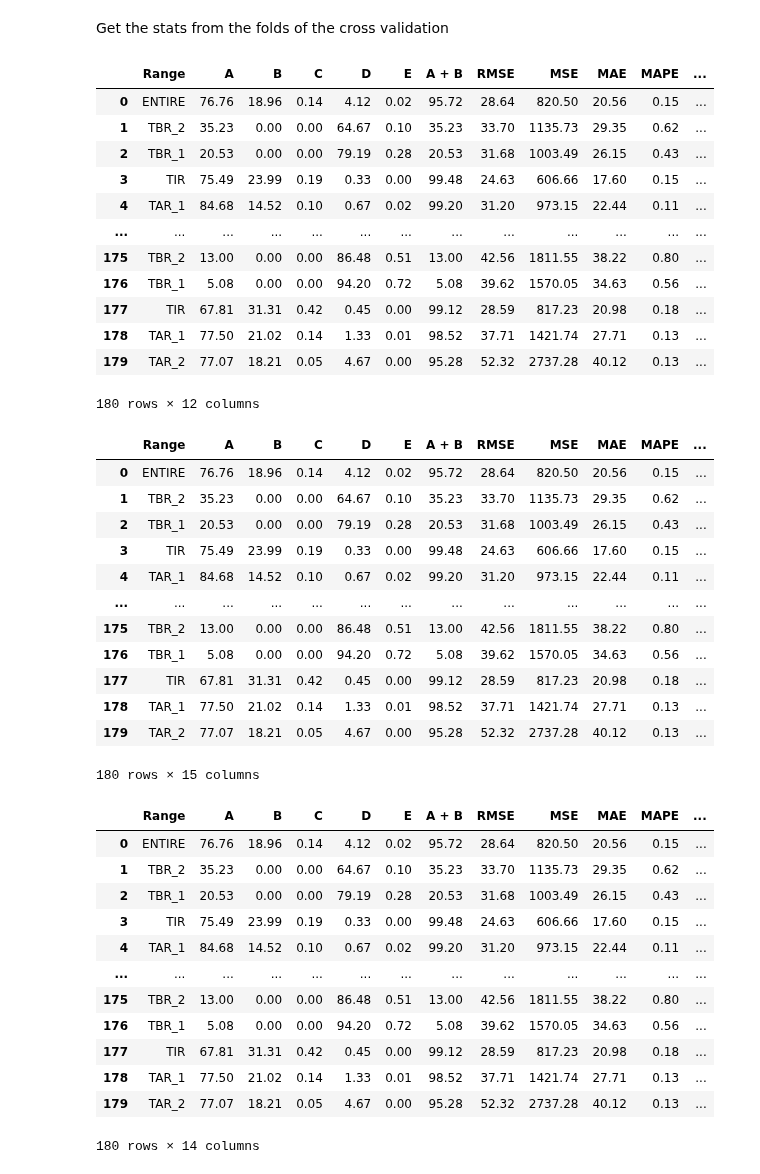
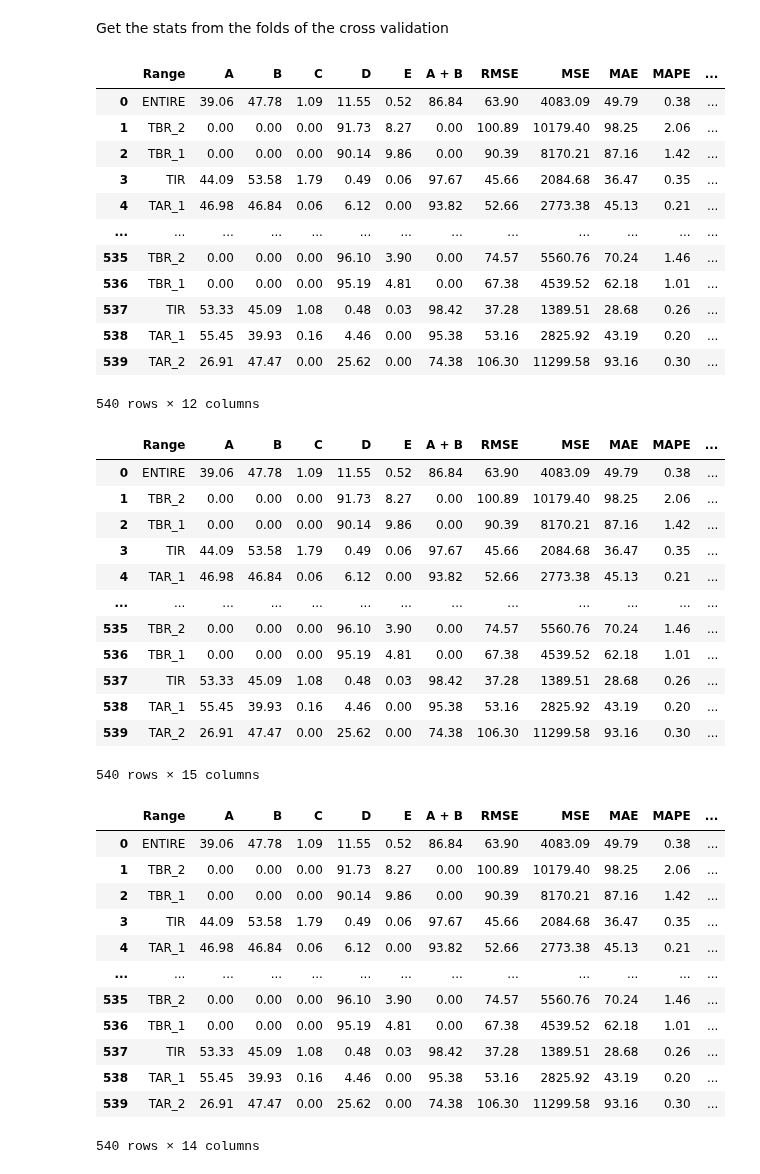
Before and after one commit to relief-t1d/relief-t1d-core, a Jupyter notebook: Cross_validation/Stats/Stats_From_splits.ipynb, the cells around one changed output. Cells and saved outputs as stored; diff of their text form; code cells hidden in the pictures.

Commit message:
Stats from the cross-validation V2.0
Also the stats from the experiment run

```diff
--- a/Cross_validation/Stats/Stats_From_splits.ipynb
+++ b/Cross_validation/Stats/Stats_From_splits.ipynb
@@ -8,43 +8,43 @@ from scipy.stats import t
 # %%
 def list_csv_files(directory):
     csv_files = [file for file in os.listdir(directory) if file.endswith('.csv')]
     return csv_files
 
-directory_1 = 'c:/Users/Ciro/Mi Unidad (PDI)/_UGR_PDI_2024-05-30/RELIEF-T1D/Python_projects/CompareResults/DataPool/CrossValidation/Exp0.1//'
+directory_1 = 'c:/Users/Ciro/Mi Unidad (PDI)/_UGR_PDI_2024-05-30/RELIEF-T1D/Python_projects/CompareResults/DataPool/CrossValidation/Exp3/'
 csv_files_1 = list_csv_files(directory_1)
 
 
 def merge_csv_files(directory):
     csv_files = list_csv_files(directory)
     merged_df = pd.DataFrame()
 
     for file in csv_files:
         file_path = os.path.join(directory, file)
         df = pd.read_csv(file_path)
         df['file_name'] = file
         merged_df = pd.concat([merged_df, df], ignore_index=True)
 
     return merged_df
 
 
 
 df_new_result_1 = merge_csv_files(directory_1)
 df_new_result_1 = df_new_result_1.round(2)
 df_new_result_1
 # %% [output]
 |  | Range | A | B | C | D | E | A + B | RMSE | MSE | MAE | MAPE | ... |
-| 0 | ENTIRE | 76.76 | 18.96 | 0.14 | 4.12 | 0.02 | 95.72 | 28.64 | 820.50 | 20.56 | 0.15 | ... |
-| 1 | TBR_2 | 35.23 | 0.00 | 0.00 | 64.67 | 0.10 | 35.23 | 33.70 | 1135.73 | 29.35 | 0.62 | ... |
-| 2 | TBR_1 | 20.53 | 0.00 | 0.00 | 79.19 | 0.28 | 20.53 | 31.68 | 1003.49 | 26.15 | 0.43 | ... |
-| 3 | TIR | 75.49 | 23.99 | 0.19 | 0.33 | 0.00 | 99.48 | 24.63 | 606.66 | 17.60 | 0.15 | ... |
-| 4 | TAR_1 | 84.68 | 14.52 | 0.10 | 0.67 | 0.02 | 99.20 | 31.20 | 973.15 | 22.44 | 0.11 | ... |
+| 0 | ENTIRE | 39.06 | 47.78 | 1.09 | 11.55 | 0.52 | 86.84 | 63.90 | 4083.09 | 49.79 | 0.38 | ... |
+| 1 | TBR_2 | 0.00 | 0.00 | 0.00 | 91.73 | 8.27 | 0.00 | 100.89 | 10179.40 | 98.25 | 2.06 | ... |
+| 2 | TBR_1 | 0.00 | 0.00 | 0.00 | 90.14 | 9.86 | 0.00 | 90.39 | 8170.21 | 87.16 | 1.42 | ... |
+| 3 | TIR | 44.09 | 53.58 | 1.79 | 0.49 | 0.06 | 97.67 | 45.66 | 2084.68 | 36.47 | 0.35 | ... |
+| 4 | TAR_1 | 46.98 | 46.84 | 0.06 | 6.12 | 0.00 | 93.82 | 52.66 | 2773.38 | 45.13 | 0.21 | ... |
 | ... | ... | ... | ... | ... | ... | ... | ... | ... | ... | ... | ... | ... |
-| 175 | TBR_2 | 13.00 | 0.00 | 0.00 | 86.48 | 0.51 | 13.00 | 42.56 | 1811.55 | 38.22 | 0.80 | ... |
-| 176 | TBR_1 | 5.08 | 0.00 | 0.00 | 94.20 | 0.72 | 5.08 | 39.62 | 1570.05 | 34.63 | 0.56 | ... |
-| 177 | TIR | 67.81 | 31.31 | 0.42 | 0.45 | 0.00 | 99.12 | 28.59 | 817.23 | 20.98 | 0.18 | ... |
-| 178 | TAR_1 | 77.50 | 21.02 | 0.14 | 1.33 | 0.01 | 98.52 | 37.71 | 1421.74 | 27.71 | 0.13 | ... |
-| 179 | TAR_2 | 77.07 | 18.21 | 0.05 | 4.67 | 0.00 | 95.28 | 52.32 | 2737.28 | 40.12 | 0.13 | ... |
+| 535 | TBR_2 | 0.00 | 0.00 | 0.00 | 96.10 | 3.90 | 0.00 | 74.57 | 5560.76 | 70.24 | 1.46 | ... |
+| 536 | TBR_1 | 0.00 | 0.00 | 0.00 | 95.19 | 4.81 | 0.00 | 67.38 | 4539.52 | 62.18 | 1.01 | ... |
+| 537 | TIR | 53.33 | 45.09 | 1.08 | 0.48 | 0.03 | 98.42 | 37.28 | 1389.51 | 28.68 | 0.26 | ... |
+| 538 | TAR_1 | 55.45 | 39.93 | 0.16 | 4.46 | 0.00 | 95.38 | 53.16 | 2825.92 | 43.19 | 0.20 | ... |
+| 539 | TAR_2 | 26.91 | 47.47 | 0.00 | 25.62 | 0.00 | 74.38 | 106.30 | 11299.58 | 93.16 | 0.30 | ... |
-180 rows × 12 columns
+540 rows × 12 columns
 # %%
 df_new_result_1['Algorithm'] = df_new_result_1['file_name'].apply(lambda x: x.split('_')[-3])
 df_new_result_1['PH'] = df_new_result_1['file_name'].apply(lambda x: x.split('_')[-2].split('.')[0][1:])
@@ -54,35 +54,35 @@ df_new_result_1['Fold'] = df_new_result_1['Fold'].astype(int)
 df_new_result_1
 # %% [output]
 |  | Range | A | B | C | D | E | A + B | RMSE | MSE | MAE | MAPE | ... |
-| 0 | ENTIRE | 76.76 | 18.96 | 0.14 | 4.12 | 0.02 | 95.72 | 28.64 | 820.50 | 20.56 | 0.15 | ... |
-| 1 | TBR_2 | 35.23 | 0.00 | 0.00 | 64.67 | 0.10 | 35.23 | 33.70 | 1135.73 | 29.35 | 0.62 | ... |
-| 2 | TBR_1 | 20.53 | 0.00 | 0.00 | 79.19 | 0.28 | 20.53 | 31.68 | 1003.49 | 26.15 | 0.43 | ... |
-| 3 | TIR | 75.49 | 23.99 | 0.19 | 0.33 | 0.00 | 99.48 | 24.63 | 606.66 | 17.60 | 0.15 | ... |
-| 4 | TAR_1 | 84.68 | 14.52 | 0.10 | 0.67 | 0.02 | 99.20 | 31.20 | 973.15 | 22.44 | 0.11 | ... |
+| 0 | ENTIRE | 39.06 | 47.78 | 1.09 | 11.55 | 0.52 | 86.84 | 63.90 | 4083.09 | 49.79 | 0.38 | ... |
+| 1 | TBR_2 | 0.00 | 0.00 | 0.00 | 91.73 | 8.27 | 0.00 | 100.89 | 10179.40 | 98.25 | 2.06 | ... |
+| 2 | TBR_1 | 0.00 | 0.00 | 0.00 | 90.14 | 9.86 | 0.00 | 90.39 | 8170.21 | 87.16 | 1.42 | ... |
+| 3 | TIR | 44.09 | 53.58 | 1.79 | 0.49 | 0.06 | 97.67 | 45.66 | 2084.68 | 36.47 | 0.35 | ... |
+| 4 | TAR_1 | 46.98 | 46.84 | 0.06 | 6.12 | 0.00 | 93.82 | 52.66 | 2773.38 | 45.13 | 0.21 | ... |
 | ... | ... | ... | ... | ... | ... | ... | ... | ... | ... | ... | ... | ... |
-| 175 | TBR_2 | 13.00 | 0.00 | 0.00 | 86.48 | 0.51 | 13.00 | 42.56 | 1811.55 | 38.22 | 0.80 | ... |
-| 176 | TBR_1 | 5.08 | 0.00 | 0.00 | 94.20 | 0.72 | 5.08 | 39.62 | 1570.05 | 34.63 | 0.56 | ... |
-| 177 | TIR | 67.81 | 31.31 | 0.42 | 0.45 | 0.00 | 99.12 | 28.59 | 817.23 | 20.98 | 0.18 | ... |
-| 178 | TAR_1 | 77.50 | 21.02 | 0.14 | 1.33 | 0.01 | 98.52 | 37.71 | 1421.74 | 27.71 | 0.13 | ... |
-| 179 | TAR_2 | 77.07 | 18.21 | 0.05 | 4.67 | 0.00 | 95.28 | 52.32 | 2737.28 | 40.12 | 0.13 | ... |
+| 535 | TBR_2 | 0.00 | 0.00 | 0.00 | 96.10 | 3.90 | 0.00 | 74.57 | 5560.76 | 70.24 | 1.46 | ... |
+| 536 | TBR_1 | 0.00 | 0.00 | 0.00 | 95.19 | 4.81 | 0.00 | 67.38 | 4539.52 | 62.18 | 1.01 | ... |
+| 537 | TIR | 53.33 | 45.09 | 1.08 | 0.48 | 0.03 | 98.42 | 37.28 | 1389.51 | 28.68 | 0.26 | ... |
+| 538 | TAR_1 | 55.45 | 39.93 | 0.16 | 4.46 | 0.00 | 95.38 | 53.16 | 2825.92 | 43.19 | 0.20 | ... |
+| 539 | TAR_2 | 26.91 | 47.47 | 0.00 | 25.62 | 0.00 | 74.38 | 106.30 | 11299.58 | 93.16 | 0.30 | ... |
-180 rows × 15 columns
+540 rows × 15 columns
 # %%
 df_new_result_1 = df_new_result_1.drop(columns=['file_name'])
 df_new_result_1
 # %% [output]
 |  | Range | A | B | C | D | E | A + B | RMSE | MSE | MAE | MAPE | ... |
-| 0 | ENTIRE | 76.76 | 18.96 | 0.14 | 4.12 | 0.02 | 95.72 | 28.64 | 820.50 | 20.56 | 0.15 | ... |
-| 1 | TBR_2 | 35.23 | 0.00 | 0.00 | 64.67 | 0.10 | 35.23 | 33.70 | 1135.73 | 29.35 | 0.62 | ... |
-| 2 | TBR_1 | 20.53 | 0.00 | 0.00 | 79.19 | 0.28 | 20.53 | 31.68 | 1003.49 | 26.15 | 0.43 | ... |
-| 3 | TIR | 75.49 | 23.99 | 0.19 | 0.33 | 0.00 | 99.48 | 24.63 | 606.66 | 17.60 | 0.15 | ... |
-| 4 | TAR_1 | 84.68 | 14.52 | 0.10 | 0.67 | 0.02 | 99.20 | 31.20 | 973.15 | 22.44 | 0.11 | ... |
+| 0 | ENTIRE | 39.06 | 47.78 | 1.09 | 11.55 | 0.52 | 86.84 | 63.90 | 4083.09 | 49.79 | 0.38 | ... |
+| 1 | TBR_2 | 0.00 | 0.00 | 0.00 | 91.73 | 8.27 | 0.00 | 100.89 | 10179.40 | 98.25 | 2.06 | ... |
+| 2 | TBR_1 | 0.00 | 0.00 | 0.00 | 90.14 | 9.86 | 0.00 | 90.39 | 8170.21 | 87.16 | 1.42 | ... |
+| 3 | TIR | 44.09 | 53.58 | 1.79 | 0.49 | 0.06 | 97.67 | 45.66 | 2084.68 | 36.47 | 0.35 | ... |
+| 4 | TAR_1 | 46.98 | 46.84 | 0.06 | 6.12 | 0.00 | 93.82 | 52.66 | 2773.38 | 45.13 | 0.21 | ... |
 | ... | ... | ... | ... | ... | ... | ... | ... | ... | ... | ... | ... | ... |
-| 175 | TBR_2 | 13.00 | 0.00 | 0.00 | 86.48 | 0.51 | 13.00 | 42.56 | 1811.55 | 38.22 | 0.80 | ... |
-| 176 | TBR_1 | 5.08 | 0.00 | 0.00 | 94.20 | 0.72 | 5.08 | 39.62 | 1570.05 | 34.63 | 0.56 | ... |
-| 177 | TIR | 67.81 | 31.31 | 0.42 | 0.45 | 0.00 | 99.12 | 28.59 | 817.23 | 20.98 | 0.18 | ... |
-| 178 | TAR_1 | 77.50 | 21.02 | 0.14 | 1.33 | 0.01 | 98.52 | 37.71 | 1421.74 | 27.71 | 0.13 | ... |
-| 179 | TAR_2 | 77.07 | 18.21 | 0.05 | 4.67 | 0.00 | 95.28 | 52.32 | 2737.28 | 40.12 | 0.13 | ... |
+| 535 | TBR_2 | 0.00 | 0.00 | 0.00 | 96.10 | 3.90 | 0.00 | 74.57 | 5560.76 | 70.24 | 1.46 | ... |
+| 536 | TBR_1 | 0.00 | 0.00 | 0.00 | 95.19 | 4.81 | 0.00 | 67.38 | 4539.52 | 62.18 | 1.01 | ... |
+| 537 | TIR | 53.33 | 45.09 | 1.08 | 0.48 | 0.03 | 98.42 | 37.28 | 1389.51 | 28.68 | 0.26 | ... |
+| 538 | TAR_1 | 55.45 | 39.93 | 0.16 | 4.46 | 0.00 | 95.38 | 53.16 | 2825.92 | 43.19 | 0.20 | ... |
+| 539 | TAR_2 | 26.91 | 47.47 | 0.00 | 25.62 | 0.00 | 74.38 | 106.30 | 11299.58 | 93.16 | 0.30 | ... |
-180 rows × 14 columns
+540 rows × 14 columns
 # %%
 desired_order = ["ENTIRE", "TBR_2", "TBR_1", "TIR", "TAR_1", "TAR_2"]
 
```
Also changed, not shown: parts of 6 cells of this notebook, 7 other files.
